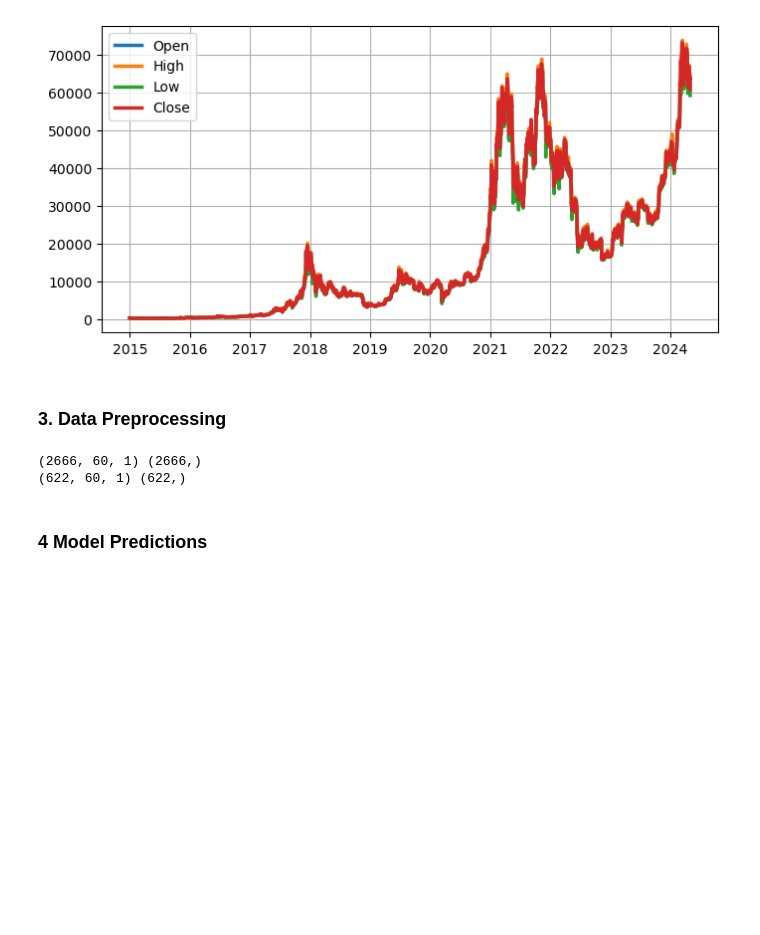
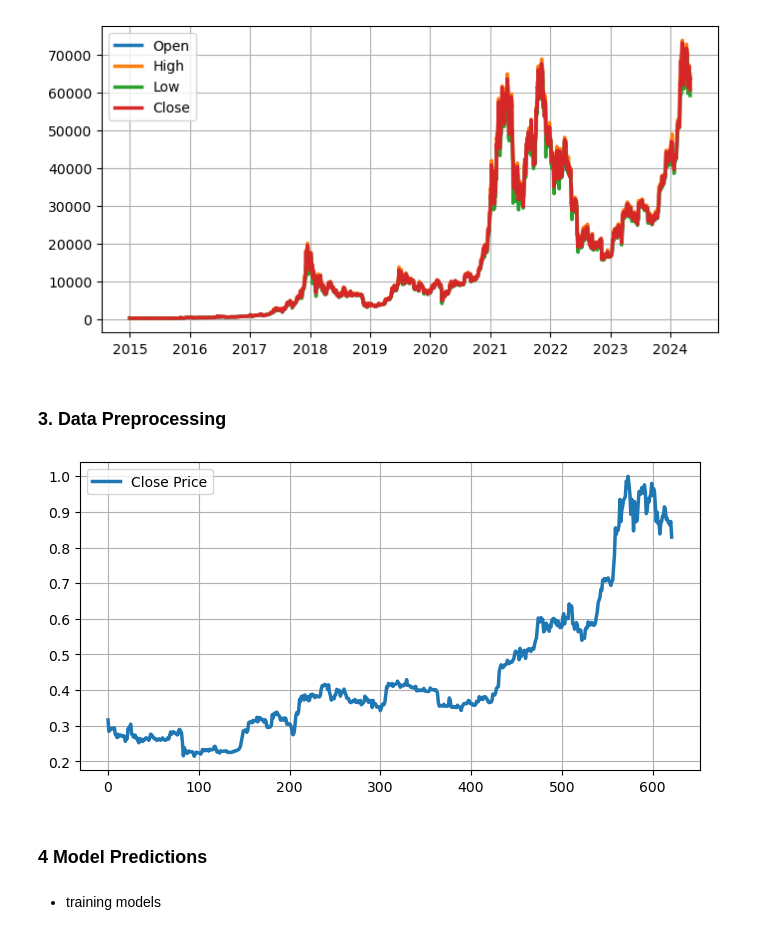
Before and after one commit to kusin/tensorflow-btc-usd-v2, a Jupyter notebook: JupyterLab/K03-Model-Predictions.ipynb, the cells around one changed output. Drawn from its saved outputs; the diff is of its cells as text; code cells hidden in the pictures; blank space fills up the shorter version.

```diff
--- a/JupyterLab/K03-Model-Predictions.ipynb
+++ b/JupyterLab/K03-Model-Predictions.ipynb
@@ -60,10 +69,3 @@ timeseries_matplotlib(dataset, ["Open", "High", "Low", "Close"])
 # %%
 # call func preprocessing
 x_train, y_train, x_test, y_test = preprocessing(dataset)
-
-# show dimention
-print(x_train.shape, y_train.shape)
-print(x_test.shape, y_test.shape)
-# %% [output]
-(2666, 60, 1) (2666,)
-(622, 60, 1) (622,)
@@ -86,4 +72,10 @@ plt.show()
+# %%
+lineplot_matplotlib1(y_test, "Close Price")
+# %% [output]
+[figure, added]
 # %% [markdown]
 ### 4 Model Predictions
+# %% [markdown]
+- training models
 # %%
 history, predictions = get_models(algorithms, x_train, y_train, x_test, y_test)
```
Also changed, not shown: parts of 13 cells of this notebook, 2 other files.
